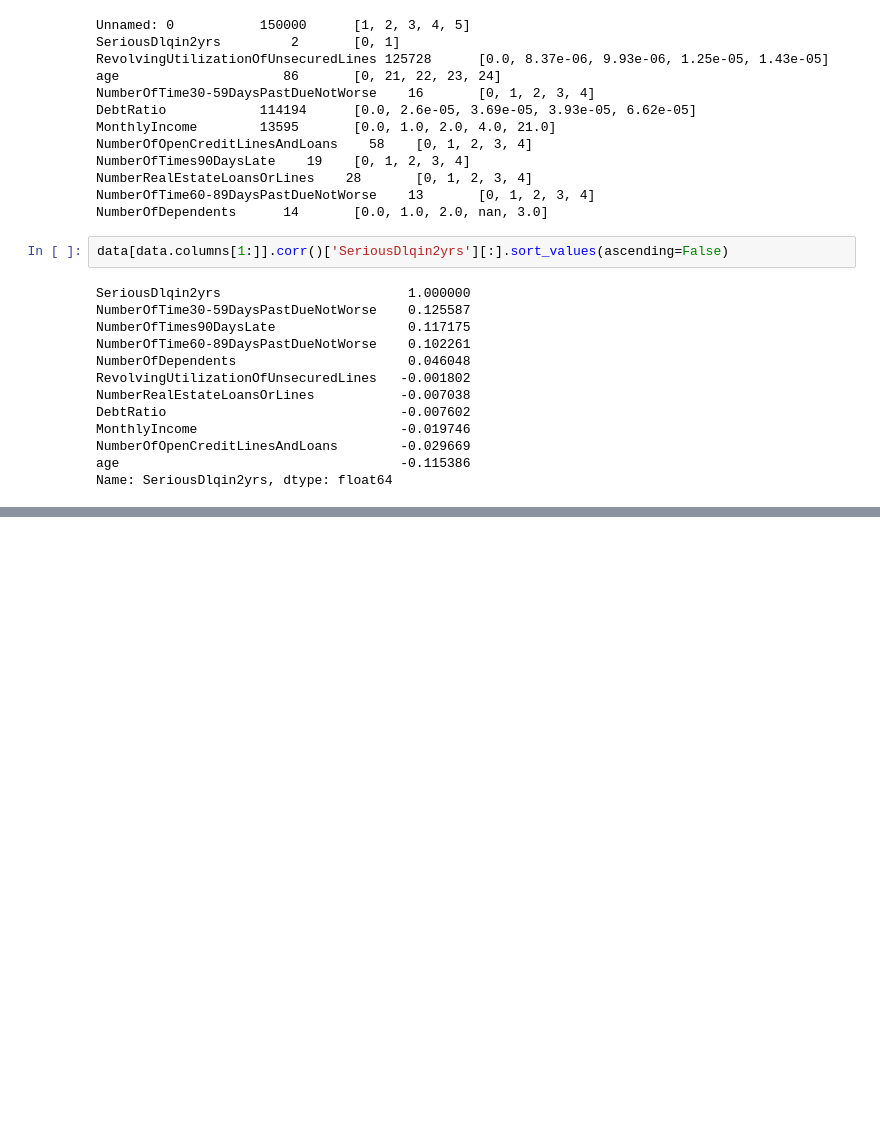
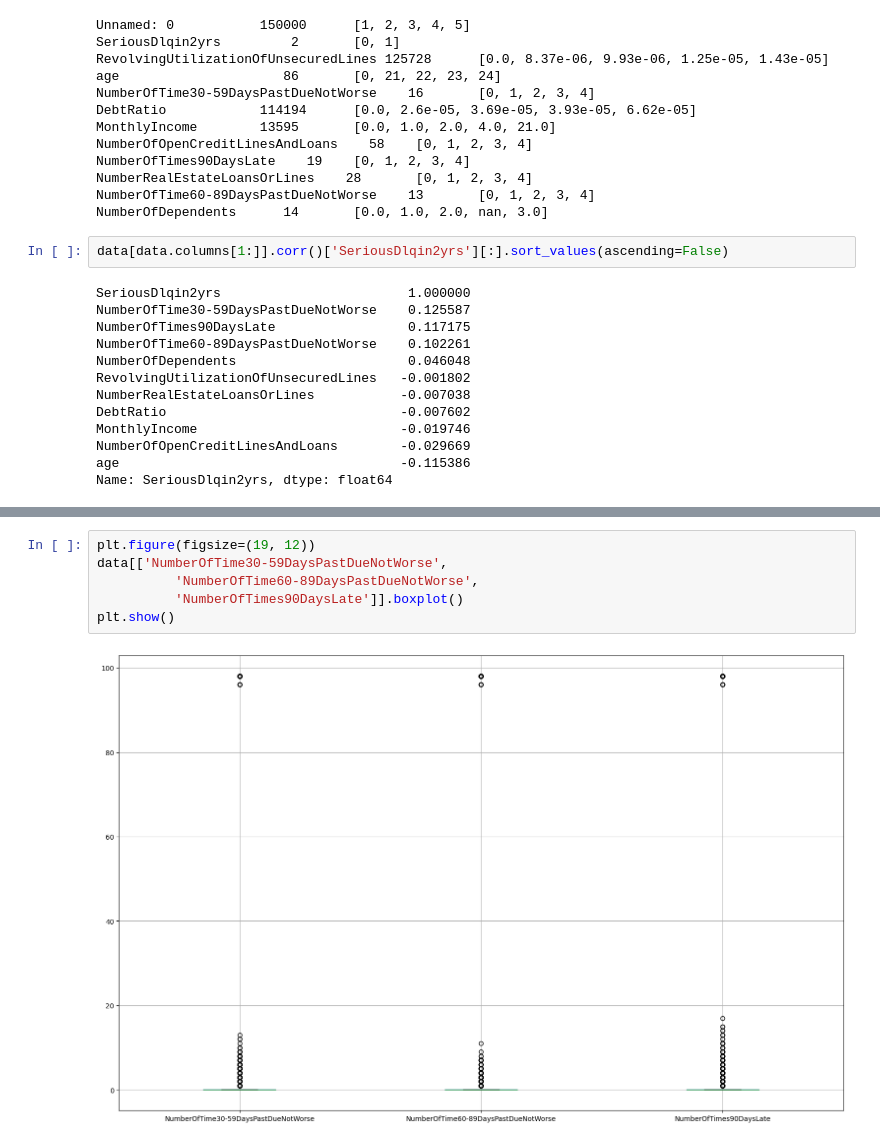
Before and after one commit to okim1227/Give-Me-Some-Credit, a Jupyter notebook: notebooks/p1_analyze_dataset.ipynb, the cells around one changed output, grey strips where cells are left out. Cells and saved outputs as stored; diff of their text form; blank space fills up the shorter version.

```diff
--- a/notebooks/p1_analyze_dataset.ipynb
+++ b/notebooks/p1_analyze_dataset.ipynb
@@ -108,0 +140,8 @@ From the above data analysis, the factors that have high correlation with the pr
+# %%
+plt.figure(figsize=(19, 12))
+data[['NumberOfTime30-59DaysPastDueNotWorse',
+          'NumberOfTime60-89DaysPastDueNotWorse',
+          'NumberOfTimes90DaysLate']].boxplot()
+plt.show()
+# %% [output]
+[figure, added]
```
Also changed, not shown: parts of 9 cells of this notebook, 1 other file.
